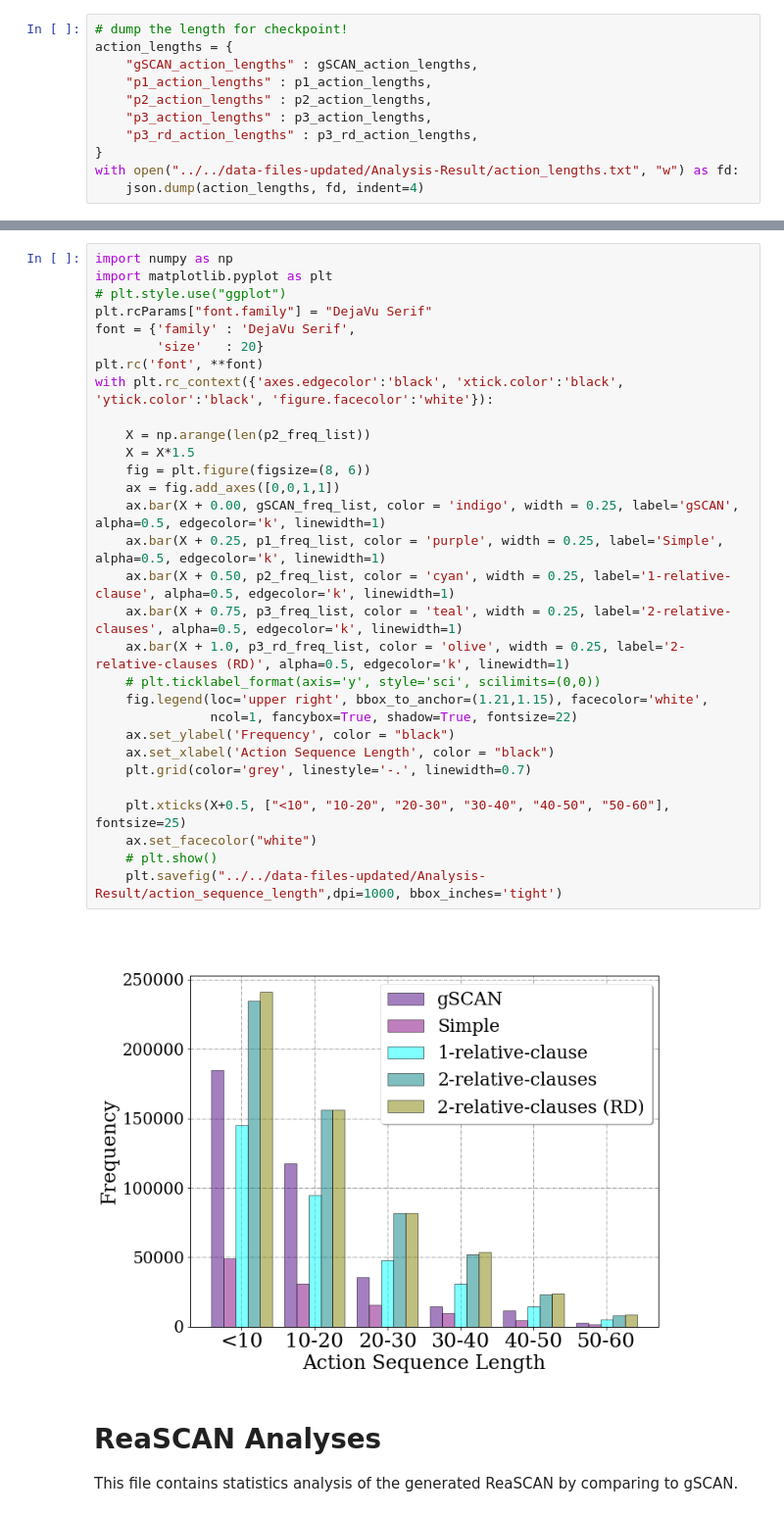
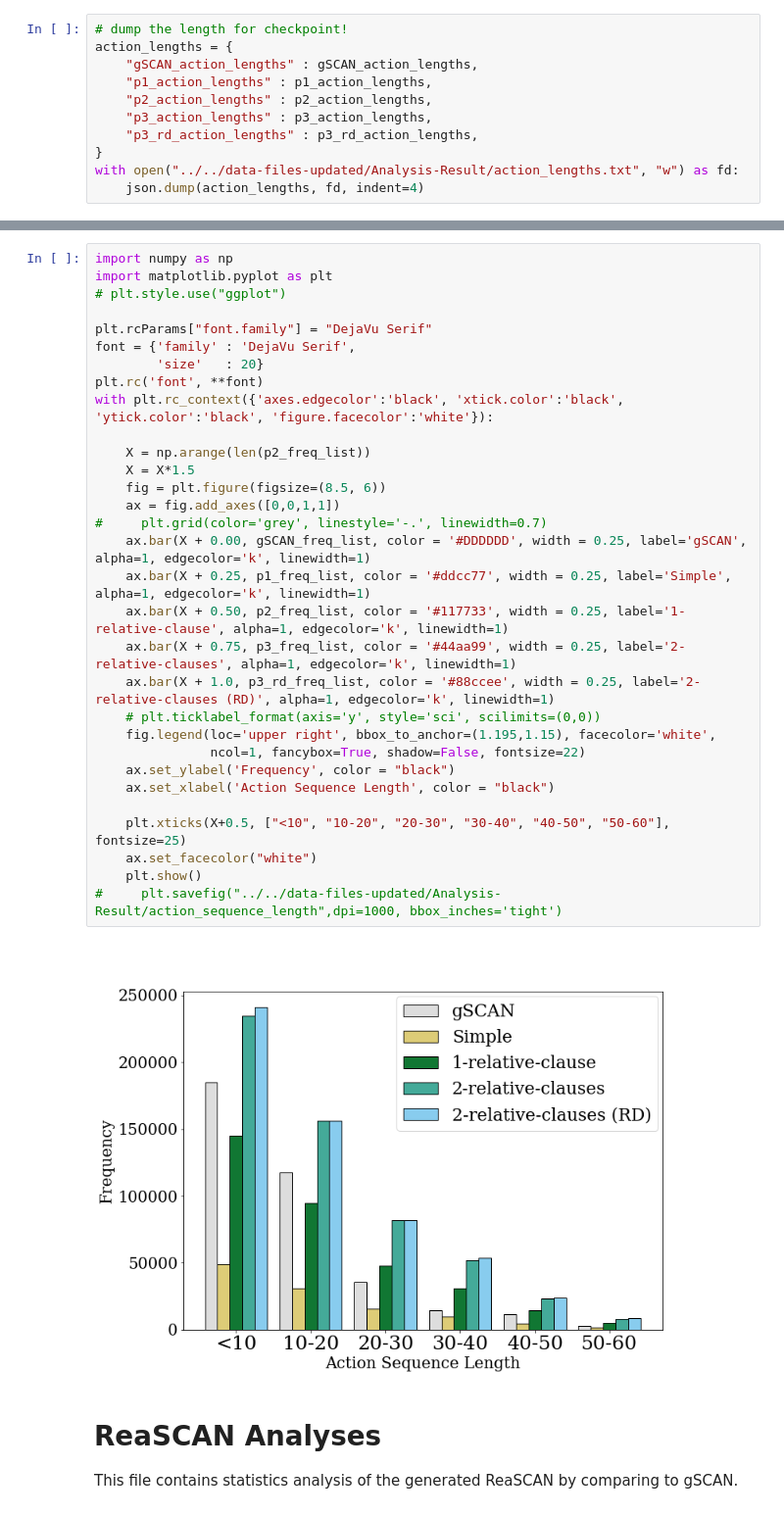
Before and after one commit to frankaging/Reason-SCAN, a Jupyter notebook: code/dataset/ReaSCAN-analysis.ipynb, the cells around one changed output, grey strips where cells are left out. Shown at 98% size. Saved outputs shown, nothing was run; the diff lists cells and outputs as text.

Commit message:
plot changes

```diff
--- a/code/dataset/ReaSCAN-analysis.ipynb
+++ b/code/dataset/ReaSCAN-analysis.ipynb
@@ -156,35 +163,36 @@ p3_rd_freq_list = get_freq_list(p3_rd_action_lengths, upper_bound=upper_bound)
 # %%
 import numpy as np
 import matplotlib.pyplot as plt
 # plt.style.use("ggplot")
+
 plt.rcParams["font.family"] = "DejaVu Serif"
 font = {'family' : 'DejaVu Serif',
         'size'   : 20}
 plt.rc('font', **font)
 with plt.rc_context({'axes.edgecolor':'black', 'xtick.color':'black', 'ytick.color':'black', 'figure.facecolor':'white'}):
 
     X = np.arange(len(p2_freq_list))
     X = X*1.5
-    fig = plt.figure(figsize=(8, 6))
+    fig = plt.figure(figsize=(8.5, 6))
     ax = fig.add_axes([0,0,1,1])
-    ax.bar(X + 0.00, gSCAN_freq_list, color = 'indigo', width = 0.25, label='gSCAN', alpha=0.5, edgecolor='k', linewidth=1)
-    ax.bar(X + 0.25, p1_freq_list, color = 'purple', width = 0.25, label='Simple', alpha=0.5, edgecolor='k', linewidth=1)
-    ax.bar(X + 0.50, p2_freq_list, color = 'cyan', width = 0.25, label='1-relative-clause', alpha=0.5, edgecolor='k', linewidth=1)
-    ax.bar(X + 0.75, p3_freq_list, color = 'teal', width = 0.25, label='2-relative-clauses', alpha=0.5, edgecolor='k', linewidth=1)
-    ax.bar(X + 1.0, p3_rd_freq_list, color = 'olive', width = 0.25, label='2-relative-clauses (RD)', alpha=0.5, edgecolor='k', linewidth=1)
+#     plt.grid(color='grey', linestyle='-.', linewidth=0.7)
+    ax.bar(X + 0.00, gSCAN_freq_list, color = '#DDDDDD', width = 0.25, label='gSCAN', alpha=1, edgecolor='k', linewidth=1)
+    ax.bar(X + 0.25, p1_freq_list, color = '#ddcc77', width = 0.25, label='Simple', alpha=1, edgecolor='k', linewidth=1)
+    ax.bar(X + 0.50, p2_freq_list, color = '#117733', width = 0.25, label='1-relative-clause', alpha=1, edgecolor='k', linewidth=1)
+    ax.bar(X + 0.75, p3_freq_list, color = '#44aa99', width = 0.25, label='2-relative-clauses', alpha=1, edgecolor='k', linewidth=1)
+    ax.bar(X + 1.0, p3_rd_freq_list, color = '#88ccee', width = 0.25, label='2-relative-clauses (RD)', alpha=1, edgecolor='k', linewidth=1)
     # plt.ticklabel_format(axis='y', style='sci', scilimits=(0,0))
-    fig.legend(loc='upper right', bbox_to_anchor=(1.21,1.15), facecolor='white',
-               ncol=1, fancybox=True, shadow=True, fontsize=22)
+    fig.legend(loc='upper right', bbox_to_anchor=(1.195,1.15), facecolor='white',
+               ncol=1, fancybox=True, shadow=False, fontsize=22)
     ax.set_ylabel('Frequency', color = "black")
     ax.set_xlabel('Action Sequence Length', color = "black")
-    plt.grid(color='grey', linestyle='-.', linewidth=0.7)
 
     plt.xticks(X+0.5, ["<10", "10-20", "20-30", "30-40", "40-50", "50-60"], fontsize=25)
     ax.set_facecolor("white")
-    # plt.show()
-    plt.savefig("../../data-files-updated/Analysis-Result/action_sequence_length",dpi=1000, bbox_inches='tight')
+    plt.show()
+#     plt.savefig("../../data-files-updated/Analysis-Result/action_sequence_length",dpi=1000, bbox_inches='tight')
 # %% [output]
-[figure, old version]
+[figure, new version]
 # %% [markdown]
 # ReaSCAN Analyses
 This file contains statistics analysis of the generated ReaSCAN by comparing to gSCAN.
```
Also changed, not shown: parts of 1 cell of this notebook, 1 other file.
